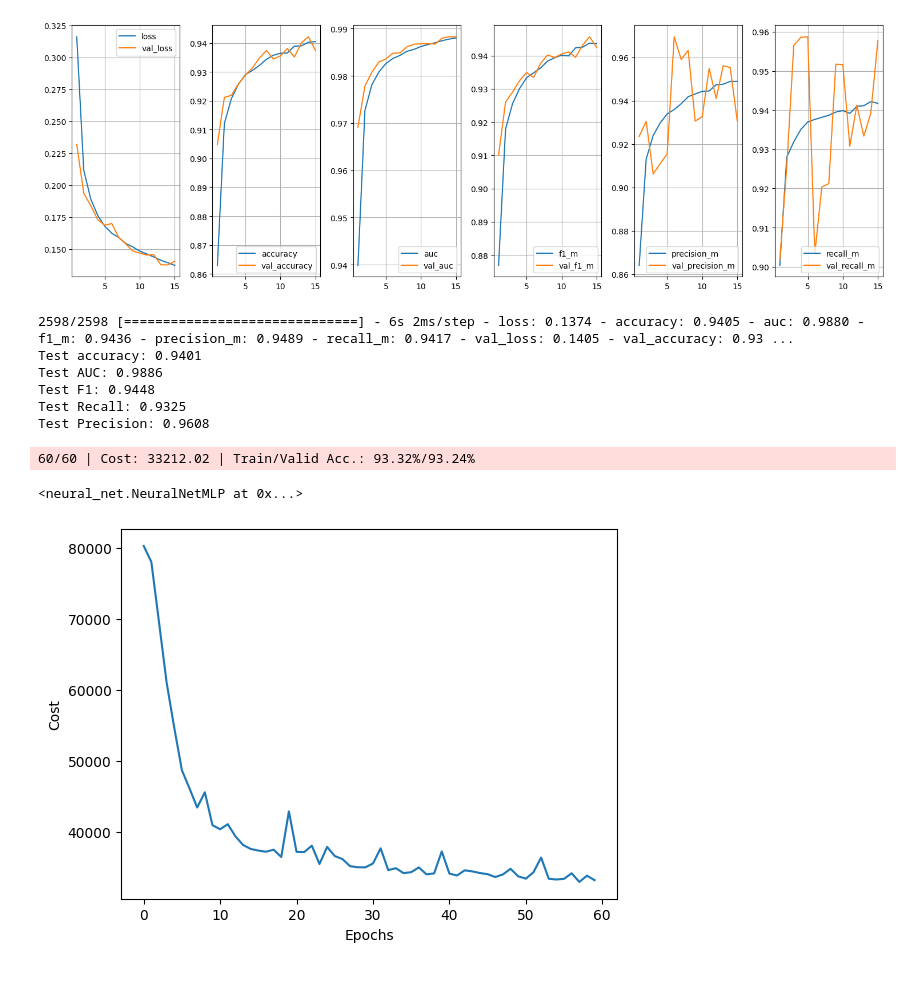
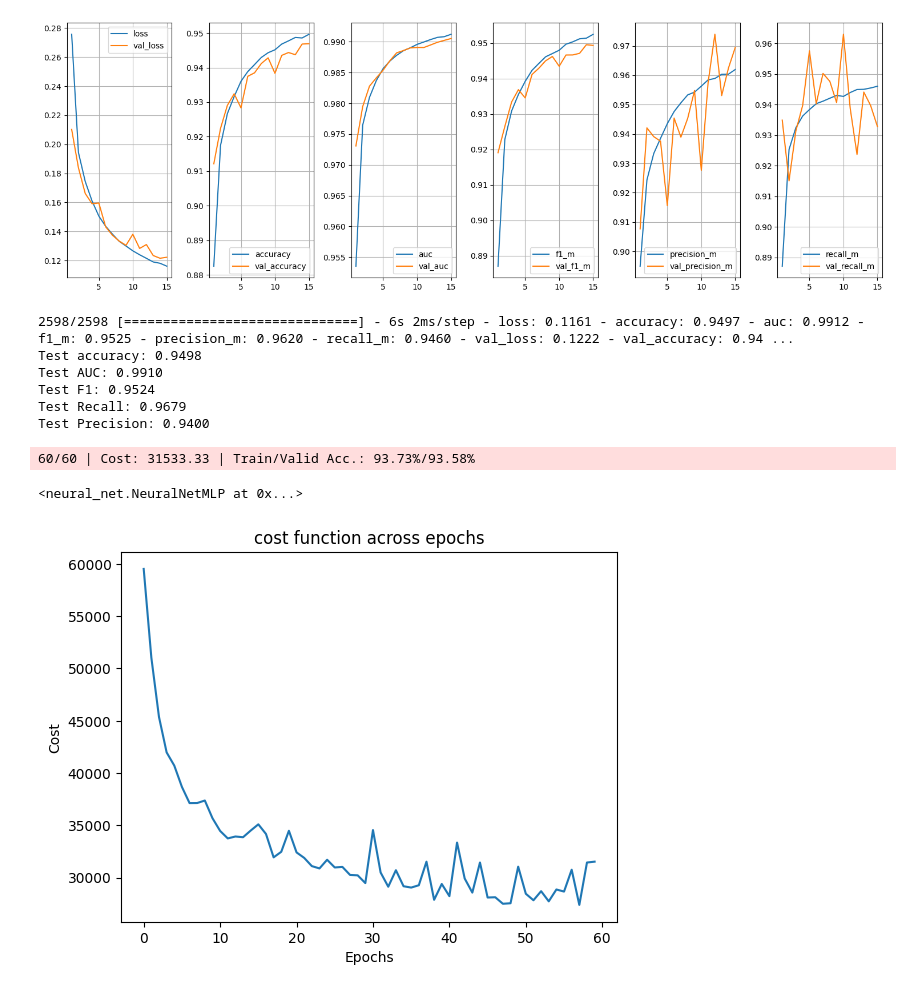
Before and after one commit to data-IA-2022/Airline_David, a Jupyter notebook: neural_net.ipynb, the cells around one changed output. Cells and saved outputs as stored; diff of their text form; code cells hidden in the pictures.

```diff
--- a/neural_net.ipynb
+++ b/neural_net.ipynb
@@ -2,7 +2,7 @@
 import pandas as pd
 import numpy as np
 from sklearn.model_selection import train_test_split
-from sklearn.preprocessing import MinMaxScaler, LabelEncoder
+from sklearn.preprocessing import RobustScaler, LabelEncoder
 from keras.models import Sequential
 from keras.layers import Dense
 from utils import PlotLearning
@@ -43,9 +43,9 @@ y = le.fit_transform(y)
 X_train, X_test, y_train, y_test = train_test_split(X, y, test_size=0.2, random_state=42)
 
 # Normalisation des données
-sc = MinMaxScaler()
-X_train = sc.fit_transform(X_train)
-X_test = sc.transform(X_test)
+rs = RobustScaler()
+X_train = rs.fit_transform(X_train)
+X_test = rs.transform(X_test)
 
 # Création du modèle
 model = Sequential()
@@ -64,29 +64,30 @@ model.fit(X_train, y_train, epochs=15, batch_size=32, validation_split=0.2, call
 _, test_accuracy, test_auc, f1, recall, precision = model.evaluate(X_test, y_test, verbose=0)
 print(f"Test accuracy: {test_accuracy:.4f}\nTest AUC: {test_auc:.4f}\nTest F1: {f1:.4f}\nTest Recall: {recall:.4f}\nTest Precision: {precision:.4f}\n")
 # %% [output]
-[figure, old version]
+[figure, new version]
-2598/2598 [==============================] - 6s 2ms/step - loss: 0.1374 - accuracy: 0.9405 - auc: 0.9880 - f1_m: 0.9436 - precision_m: 0.9489 - recall_m: 0.9417 - val_loss: 0.1405 - val_accuracy: 0.93 ...
-Test accuracy: 0.9401
-Test AUC: 0.9886
-Test F1: 0.9448
-Test Recall: 0.9325
-Test Precision: 0.9608
+2598/2598 [==============================] - 6s 2ms/step - loss: 0.1161 - accuracy: 0.9497 - auc: 0.9912 - f1_m: 0.9525 - precision_m: 0.9620 - recall_m: 0.9460 - val_loss: 0.1222 - val_accuracy: 0.94 ...
+Test accuracy: 0.9498
+Test AUC: 0.9910
+Test F1: 0.9524
+Test Recall: 0.9679
+Test Precision: 0.9400
 # %%
 from neural_net import NeuralNetMLP
 nn = NeuralNetMLP(n_hidden=100, l2=0.01, epochs=60, eta=0.005, minibatch_size=100, shuffle=True, seed=1)
 # %%
 nn.fit(X_train, y_train, X_test, y_test)
 # %% [output]
-60/60 | Cost: 33212.02 | Train/Valid Acc.: 93.32%/93.24%
+60/60 | Cost: 31533.33 | Train/Valid Acc.: 93.73%/93.58%
 <neural_net.NeuralNetMLP at 0x...>
 # %%
 import matplotlib.pyplot as plt
 plt.plot(range(nn.epochs), nn.eval_['cost'])
 plt.ylabel('Cost')
 plt.xlabel('Epochs')
+plt.title('cost function across epochs')
 plt.show()
 # %% [output]
-[figure, old version]
+[figure, new version]
 # %%
 plt.plot(range(nn.epochs), nn.eval_['train_acc'], label='training')
 plt.plot(range(nn.epochs), nn.eval_['valid_acc'], label='validation', linestyle='--')
```
Also changed, not shown: parts of 2 cells of this notebook.
